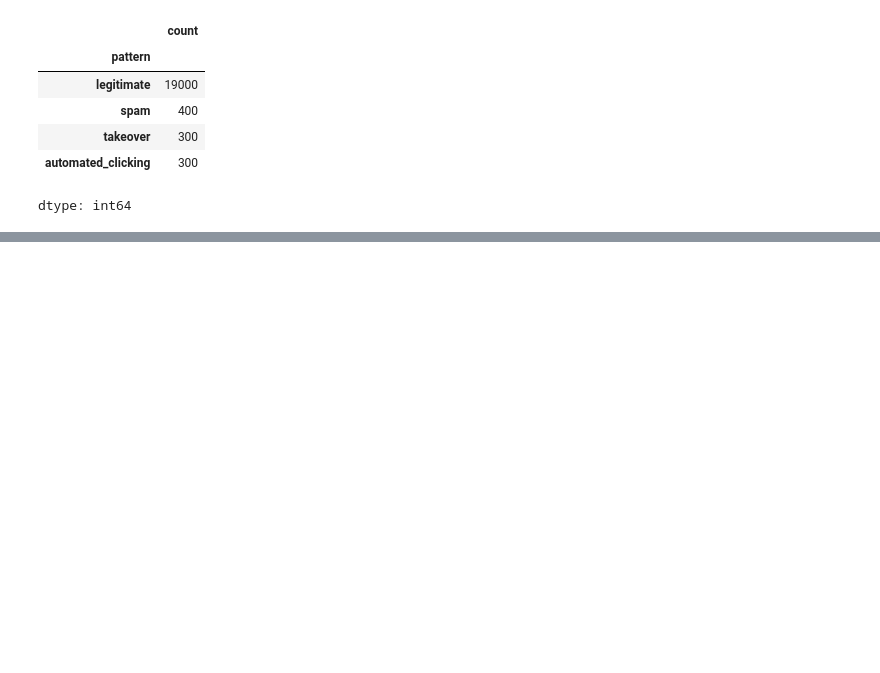
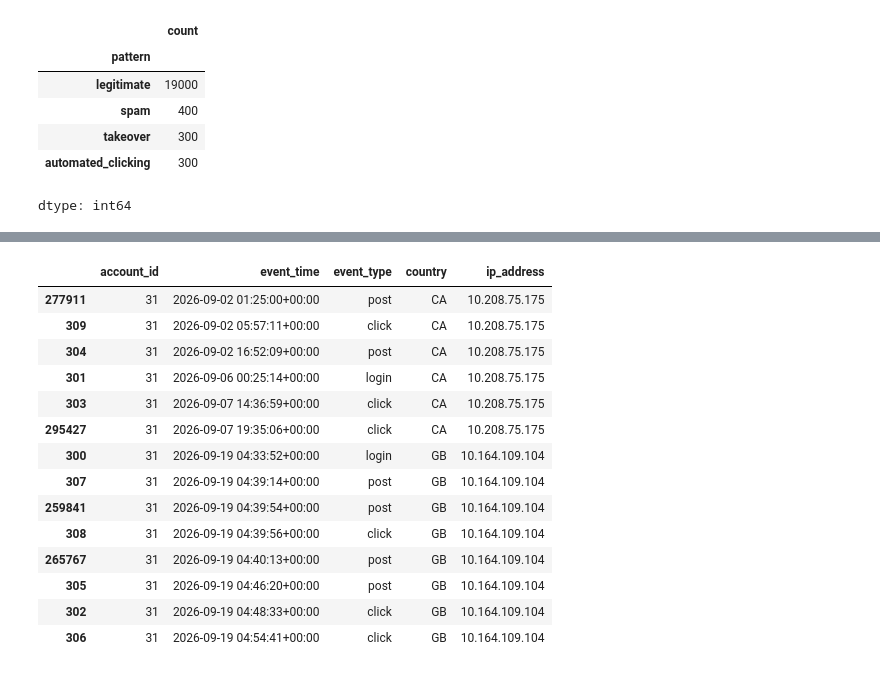
Before and after one commit to WhySoSerious404/trust-safety-analytics, a Jupyter notebook: 02-abuse-detection-sql/abuse_detection_sql.ipynb, the cells around one changed output, grey strips where cells are left out. Drawn from its saved outputs; the diff is of its cells as text; code cells hidden in the pictures; blank space fills up the shorter version.

```diff
--- a/02-abuse-detection-sql/abuse_detection_sql.ipynb
+++ b/02-abuse-detection-sql/abuse_detection_sql.ipynb
@@ -110,0 +364,13 @@ dtype: int64
+# %%
+takeover_ids = ground_truth.loc[
+    ground_truth["pattern"] == "takeover",
+    "account_id"
+].to_numpy()
+
+event_counts = events.groupby("account_id").size()
+
+print("Planted takeover accounts:", len(takeover_ids))
+print(
+    "Minimum available events:",
+    event_counts.loc[takeover_ids].min()
+)
@@ -110,0 +427,66 @@ dtype: int64
+# %%
+changed_takeover_rows = []
+takeover_history_rows = []
+
+for _, plan in takeover_plan.iterrows():
+    account_id = plan["account_id"]
+
+    account_rows = rng.permutation(
+        account_event_rows[account_id]
+    )
+
+    history_rows = account_rows[:6]
+    attack_rows = account_rows[6:]
+
+    events.loc[history_rows, "event_time"] = (
+        START
+        + pd.to_timedelta(
+            rng.integers(0, 7 * 24 * 60 * 60, size=6),
+            unit="s"
+        )
+    )
+
+    events.loc[history_rows, "country"] = plan["home_country"]
+    events.loc[history_rows, "ip_address"] = ip_lookup[account_id]
+    events.loc[history_rows[0], "event_type"] = "login"
+
+    attack_offsets = rng.integers(
+        1,
+        int(plan["burst_seconds"]),
+        size=len(attack_rows)
+    )
+    attack_offsets[0] = 0
+
+    events.loc[attack_rows, "event_time"] = (
+        plan["takeover_time"]
+        + pd.to_timedelta(attack_offsets, unit="s")
+    )
+
+    events.loc[attack_rows, "country"] = plan["new_country"]
+
+    events.loc[attack_rows, "event_type"] = rng.choice(
+        ["post", "click"],
+        size=len(attack_rows)
+    )
+    events.loc[attack_rows[0], "event_type"] = "login"
+
+    a, b, c = rng.integers(1, 255, size=3)
+    events.loc[attack_rows, "ip_address"] = f"10.{a}.{b}.{c}"
+
+    takeover_history_rows.extend(history_rows.tolist())
+    changed_takeover_rows.extend(attack_rows.tolist())
+
+assert len(events) == TARGET_EVENTS
+
+print("History events:", len(takeover_history_rows))
+print("Takeover accounts:",
+      events.loc[changed_takeover_rows, "account_id"].nunique())
+print("Total events:", len(events))
+
+example_id = takeover_ids[0]
+
+display(
+    events.loc[events["account_id"] == example_id]
+    .sort_values("event_time")
+)
+# %% [output]
@@ -110,0 +496,15 @@ dtype: int64
+|  | account_id | event_time | event_type | country | ip_address |
+| 277911 | 31 | 2026-09-02 01:25:00+00:00 | post | CA | 10.208.75.175 |
+| 309 | 31 | 2026-09-02 05:57:11+00:00 | click | CA | 10.208.75.175 |
+| 304 | 31 | 2026-09-02 16:52:09+00:00 | post | CA | 10.208.75.175 |
+| 301 | 31 | 2026-09-06 00:25:14+00:00 | login | CA | 10.208.75.175 |
+| 303 | 31 | 2026-09-07 14:36:59+00:00 | click | CA | 10.208.75.175 |
+| 295427 | 31 | 2026-09-07 19:35:06+00:00 | click | CA | 10.208.75.175 |
+| 300 | 31 | 2026-09-19 04:33:52+00:00 | login | GB | 10.164.109.104 |
+| 307 | 31 | 2026-09-19 04:39:14+00:00 | post | GB | 10.164.109.104 |
+| 259841 | 31 | 2026-09-19 04:39:54+00:00 | post | GB | 10.164.109.104 |
+| 308 | 31 | 2026-09-19 04:39:56+00:00 | click | GB | 10.164.109.104 |
+| 265767 | 31 | 2026-09-19 04:40:13+00:00 | post | GB | 10.164.109.104 |
+| 305 | 31 | 2026-09-19 04:46:20+00:00 | post | GB | 10.164.109.104 |
+| 302 | 31 | 2026-09-19 04:48:33+00:00 | click | GB | 10.164.109.104 |
+| 306 | 31 | 2026-09-19 04:54:41+00:00 | click | GB | 10.164.109.104 |
```
Also changed, not shown: parts of 30 cells of this notebook.
